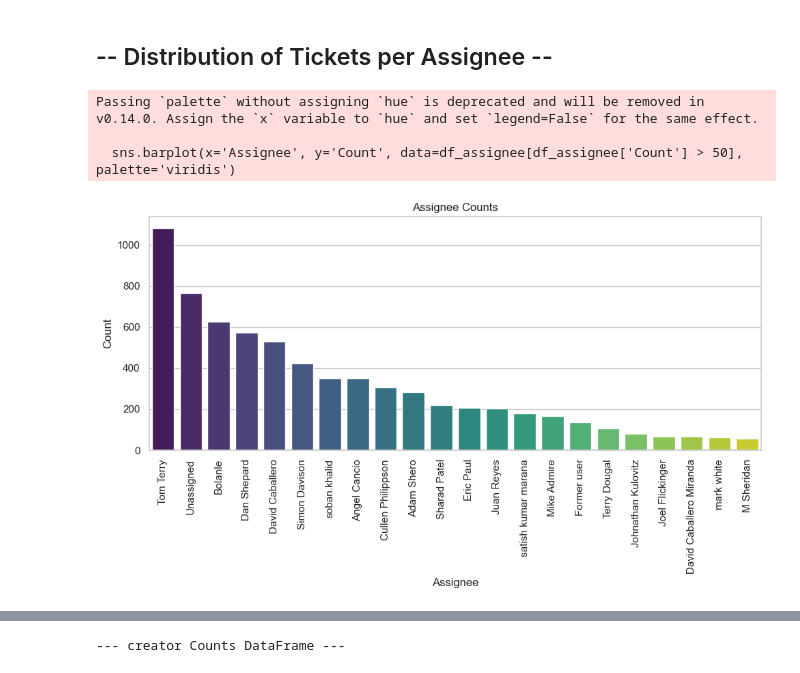
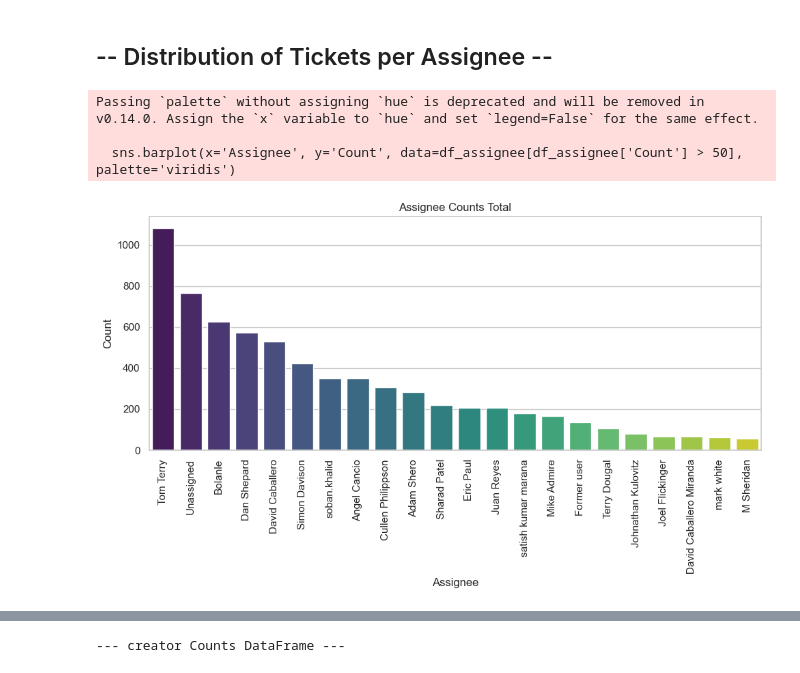
Before and after one commit to jorgeerodriguez/Jira, a Jupyter notebook: Jira.ipynb, the cells around one changed output, grey strips where cells are left out. Drawn from its saved outputs; the diff is of its cells as text; code cells hidden in the pictures.

```diff
--- a/Jira.ipynb
+++ b/Jira.ipynb
@@ -1807,18 +1871,18 @@ df_assignee
 # %%
 import seaborn as sns
 # Set the seaborn style
 sns.set(style="whitegrid")
 # Create a bar plot using seaborn
 plt.figure(figsize=(10, 6))
 sns.barplot(x='Assignee', y='Count', data=df_assignee[df_assignee['Count'] > 50], palette='viridis')
-plt.title('Assignee Counts')
+plt.title('Assignee Counts Total')
 plt.xlabel('Assignee')
 plt.ylabel('Count')
 plt.xticks(rotation=90)
 plt.tight_layout()
 plt.show()
 # %% [output]
 Passing `palette` without assigning `hue` is deprecated and will be removed in v0.14.0. Assign the `x` variable to `hue` and set `legend=False` for the same effect.
 
   sns.barplot(x='Assignee', y='Count', data=df_assignee[df_assignee['Count'] > 50], palette='viridis')
-[figure, old version]
+[figure, new version]
```
Also changed, not shown: parts of 23 cells of this notebook.
